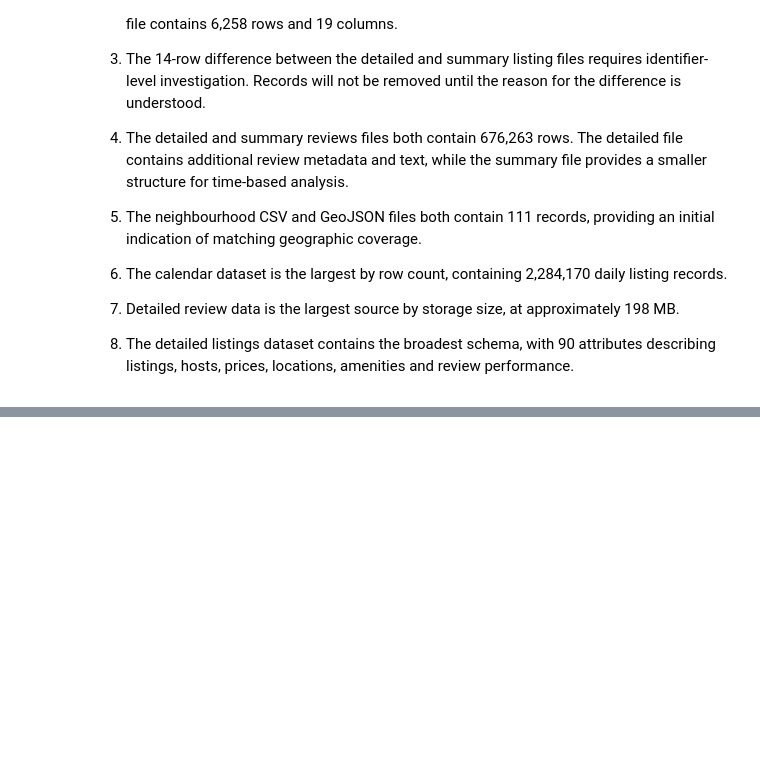
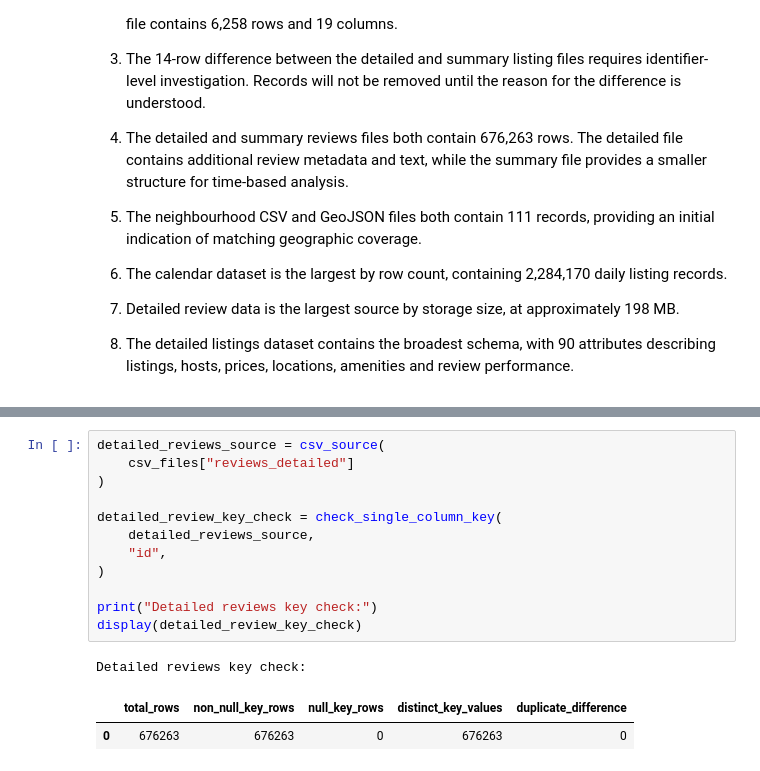
Before and after one commit to Yenuli-Bimanya/airbnb-market-intelligence-edinburgh, a Jupyter notebook: notebooks/01_dataset_familiarization.ipynb, the cells around one changed output, grey strips where cells are left out. Saved outputs shown, nothing was run; the diff lists cells and outputs as text; blank space fills up the shorter version.

```diff
--- a/notebooks/01_dataset_familiarization.ipynb
+++ b/notebooks/01_dataset_familiarization.ipynb
@@ -402,0 +517,16 @@ Listing identifiers with differences:
+# %%
+detailed_reviews_source = csv_source(
+    csv_files["reviews_detailed"]
+)
+
+detailed_review_key_check = check_single_column_key(
+    detailed_reviews_source,
+    "id",
+)
+
+print("Detailed reviews key check:")
+display(detailed_review_key_check)
+# %% [output]
+Detailed reviews key check:
+|  | total_rows | non_null_key_rows | null_key_rows | distinct_key_values | duplicate_difference |
+| 0 | 676263 | 676263 | 0 | 676263 | 0 |
```
Also changed, not shown: parts of 7 cells of this notebook.
